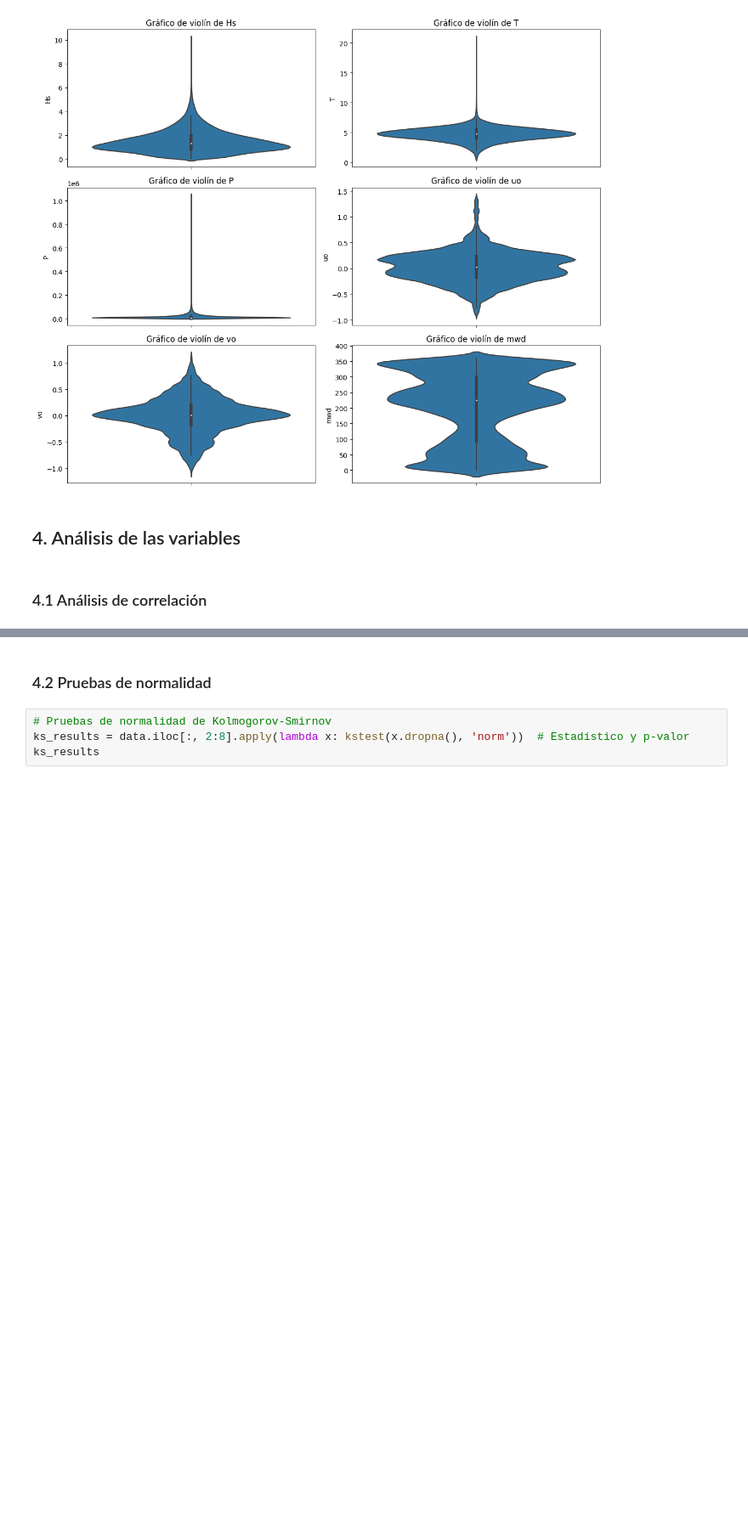
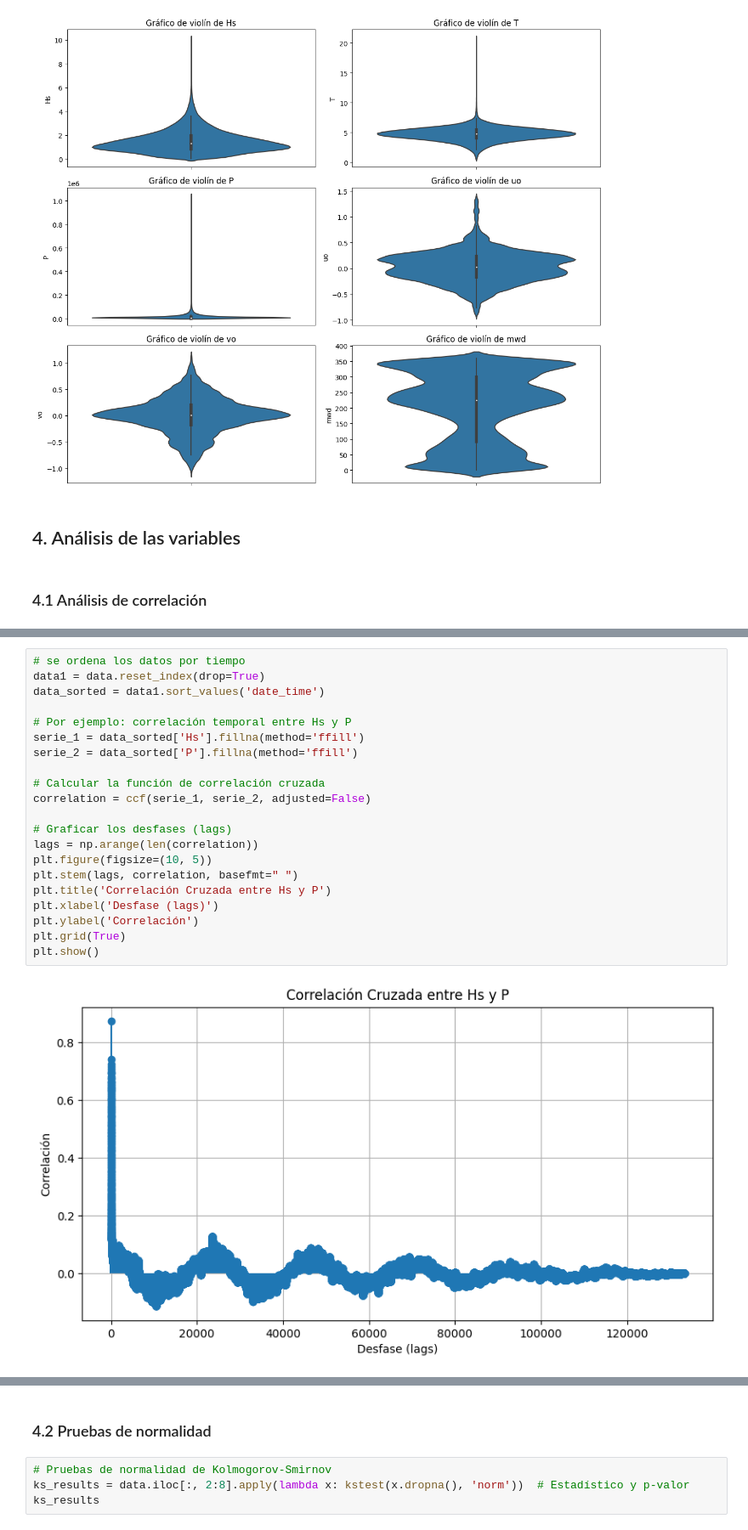
Before and after one commit to llunag/Jbook_ml, a Jupyter notebook: _sources/python_EDA.ipynb, the cells around one changed output, grey strips where cells are left out. Shown at 85% size. Saved outputs shown, nothing was run; the diff lists cells and outputs as text; blank space fills up the shorter version.

```diff
--- a/_sources/python_EDA.ipynb
+++ b/_sources/python_EDA.ipynb
@@ -162,0 +170,23 @@ plt.show()
+# %%
+# se ordena los datos por tiempo
+data1 = data.reset_index(drop=True)
+data_sorted = data1.sort_values('date_time')
+
+# Por ejemplo: correlación temporal entre Hs y P
+serie_1 = data_sorted['Hs'].fillna(method='ffill')
+serie_2 = data_sorted['P'].fillna(method='ffill')
+
+# Calcular la función de correlación cruzada
+correlation = ccf(serie_1, serie_2, adjusted=False)
+
+# Graficar los desfases (lags)
+lags = np.arange(len(correlation))
+plt.figure(figsize=(10, 5))
+plt.stem(lags, correlation, basefmt=" ")
+plt.title('Correlación Cruzada entre Hs y P')
+plt.xlabel('Desfase (lags)')
+plt.ylabel('Correlación')
+plt.grid(True)
+plt.show()
+# %% [output]
+[figure, added]
```
Also changed, not shown: parts of 3 cells of this notebook, 40 other files.
